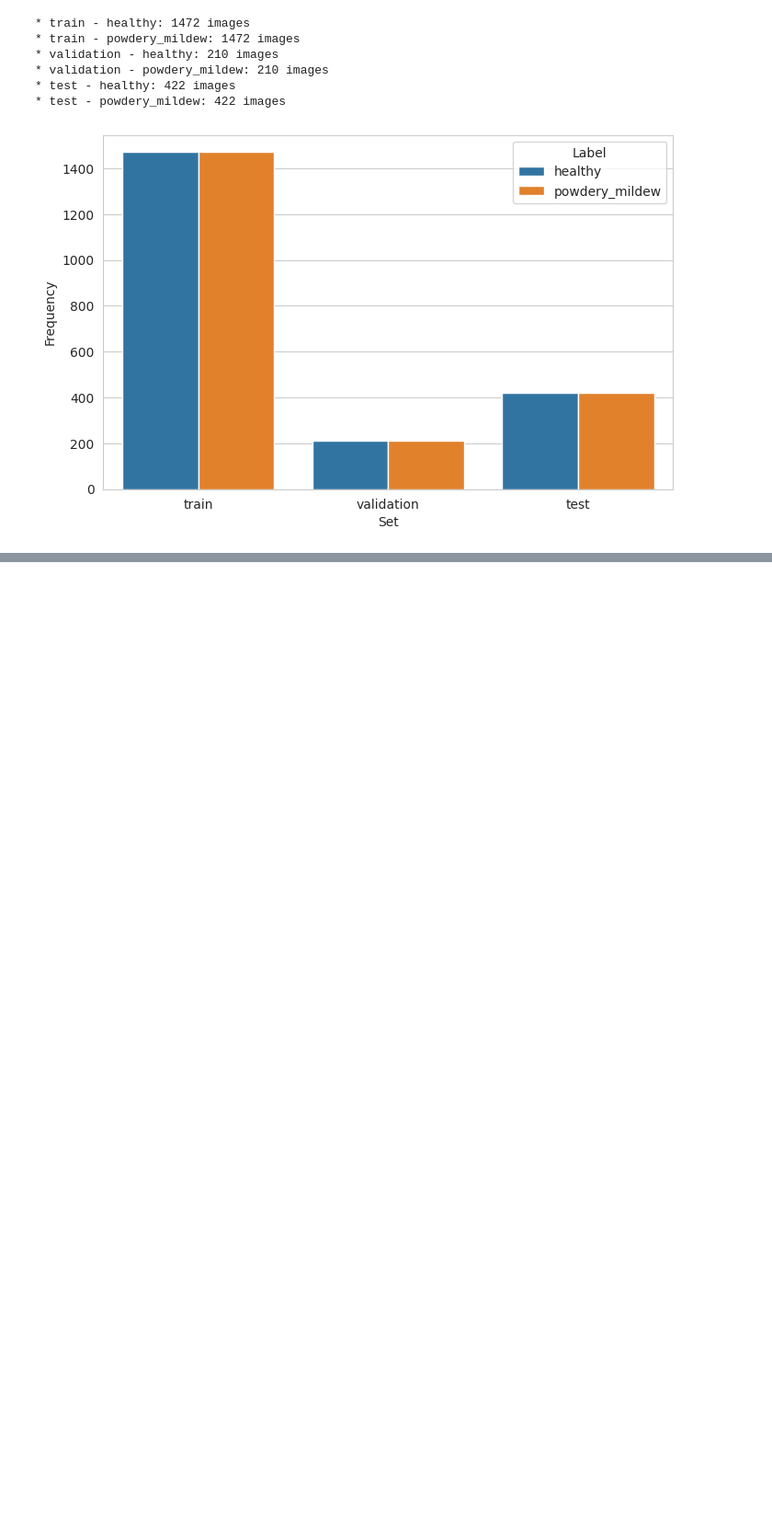
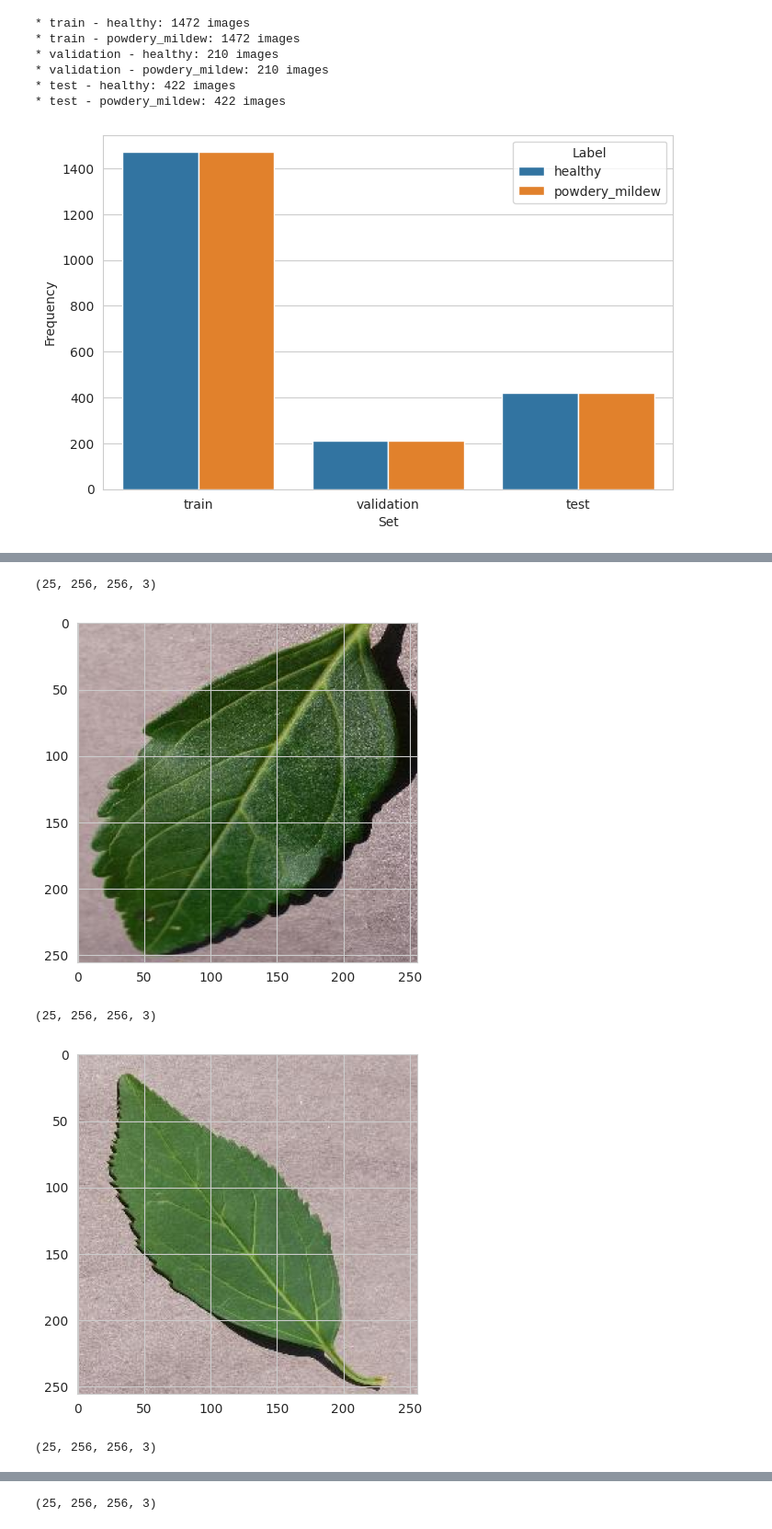
Before and after one commit to NicoleJackson89/pp5-mildew-detection-in-cherry-leaves, a Jupyter notebook: jupyter_notebooks/3 - Modelling and Evaluating.ipynb, the cells around one changed output, grey strips where cells are left out. Shown at 92% size. Saved outputs shown, nothing was run; the diff lists cells and outputs as text; code cells hidden in the pictures; blank space fills up the shorter version.

```diff
--- a/jupyter_notebooks/3 - Modelling and Evaluating.ipynb
+++ b/jupyter_notebooks/3 - Modelling and Evaluating.ipynb
@@ -132,0 +234,12 @@ plt.show()
+# %%
+for _ in range(4):
+    img, label = test_set.next()
+    print(img.shape)
+    plt.imshow(img[0])
+    plt.show()
+# %% [output]
+(25, 256, 256, 3)
+[figure, added]
+(25, 256, 256, 3)
+[figure, added]
+(25, 256, 256, 3)
@@ -132,0 +247 @@ plt.show()
+(25, 256, 256, 3)
```
Also changed, not shown: parts of 20 cells of this notebook, 1 other file.
